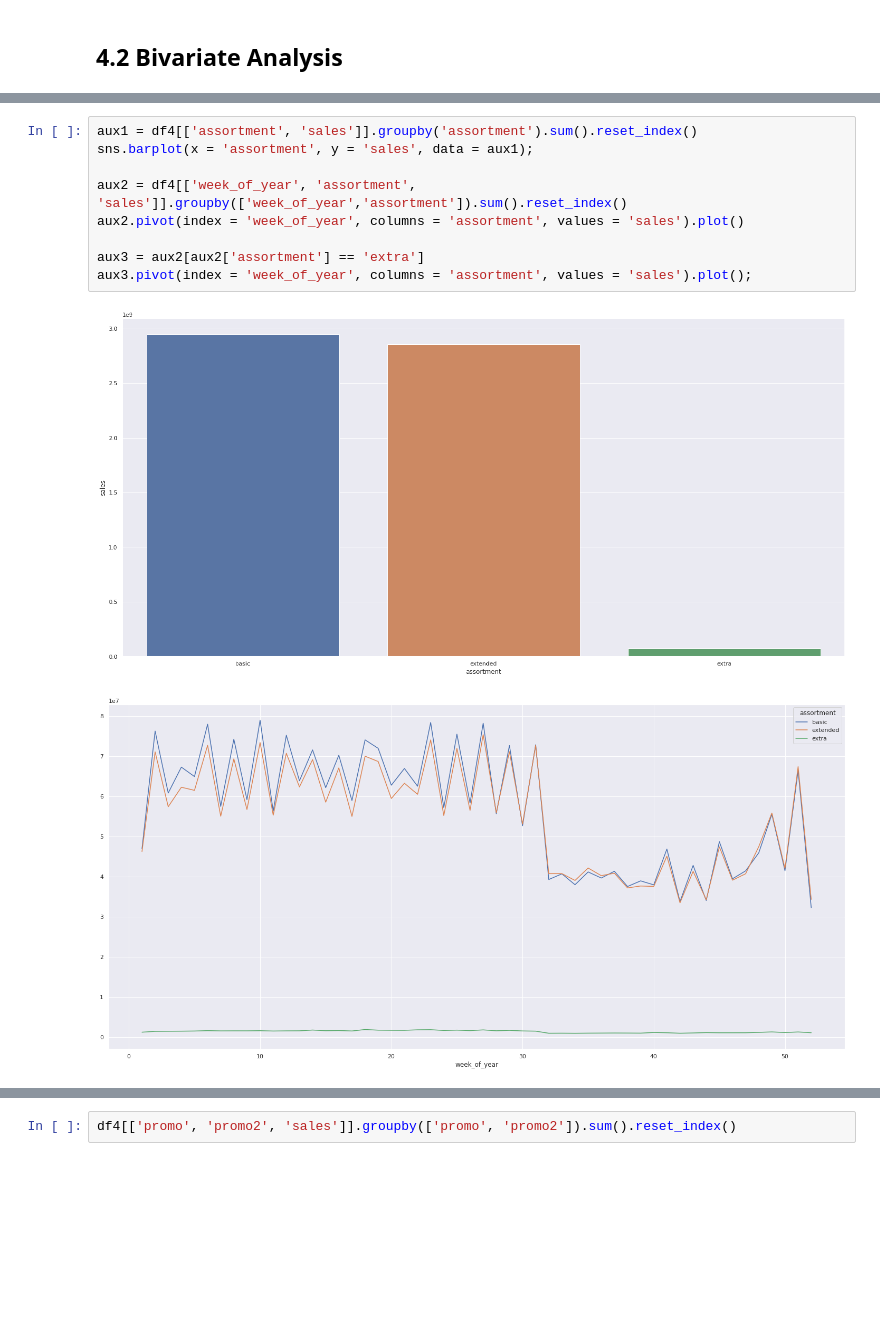
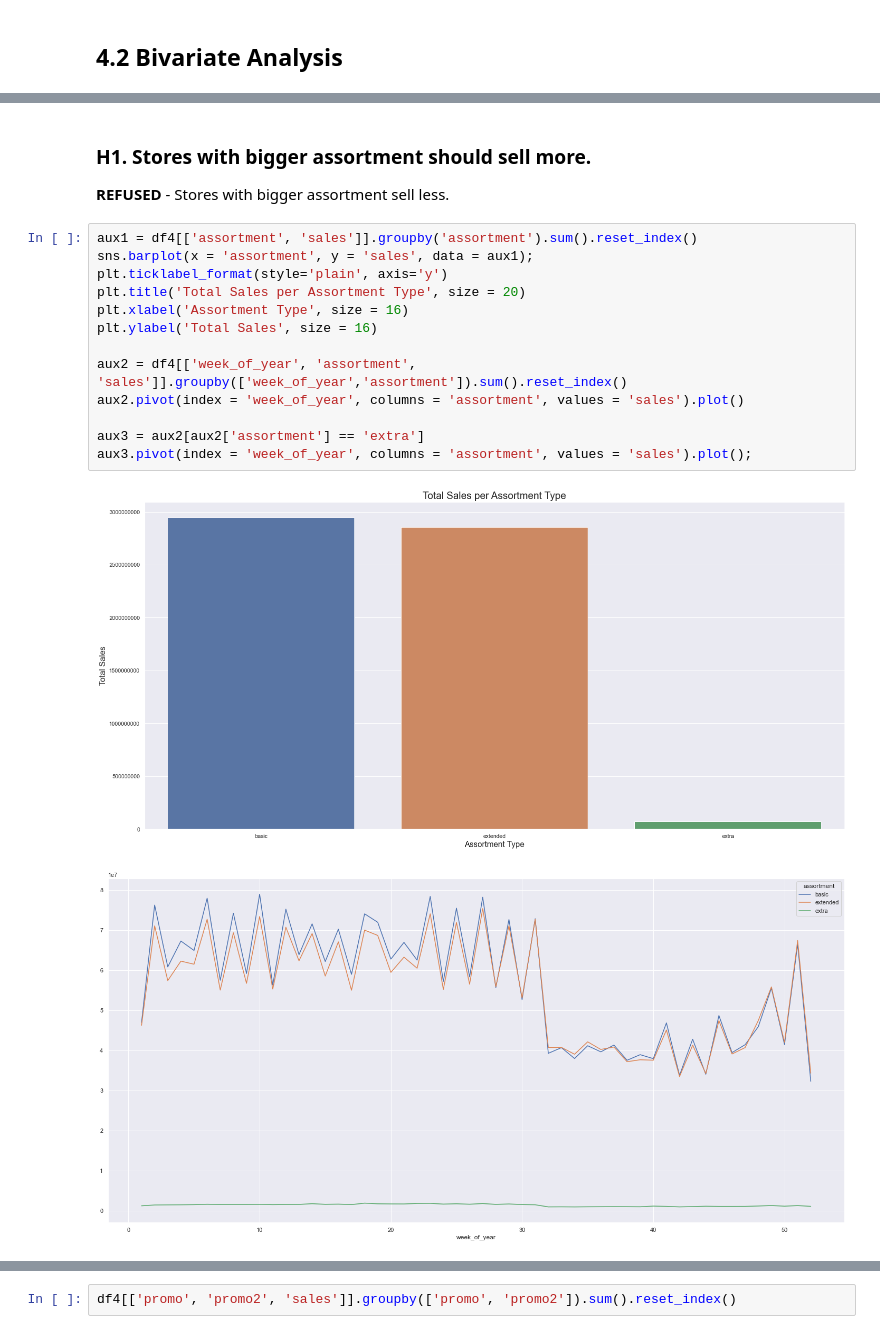
Before and after one commit to ghermsen/rossmann_prediction, a Jupyter notebook: rossmann_prediction_project.ipynb, the cells around one changed output, grey strips where cells are left out. Saved outputs shown, nothing was run; the diff lists cells and outputs as text; blank space fills up the shorter version.

```diff
--- a/rossmann_prediction_project.ipynb
+++ b/rossmann_prediction_project.ipynb
@@ -663,13 +636,20 @@ plt.legend();
+# %% [markdown]
+### H1. Stores with bigger assortment should sell more.
+**REFUSED** - Stores with bigger assortment sell less.
 # %%
 aux1 = df4[['assortment', 'sales']].groupby('assortment').sum().reset_index()
 sns.barplot(x = 'assortment', y = 'sales', data = aux1);
+plt.ticklabel_format(style='plain', axis='y')
+plt.title('Total Sales per Assortment Type', size = 20)
+plt.xlabel('Assortment Type', size = 16)
+plt.ylabel('Total Sales', size = 16)
 
 aux2 = df4[['week_of_year', 'assortment', 'sales']].groupby(['week_of_year','assortment']).sum().reset_index()
 aux2.pivot(index = 'week_of_year', columns = 'assortment', values = 'sales').plot()
 
 aux3 = aux2[aux2['assortment'] == 'extra']
 aux3.pivot(index = 'week_of_year', columns = 'assortment', values = 'sales').plot();
 # %% [output]
-[figure, old version]
+[figure, new version]
 [figure]
 [figure]
```
Also changed, not shown: parts of 76 cells of this notebook, 24 other files.
